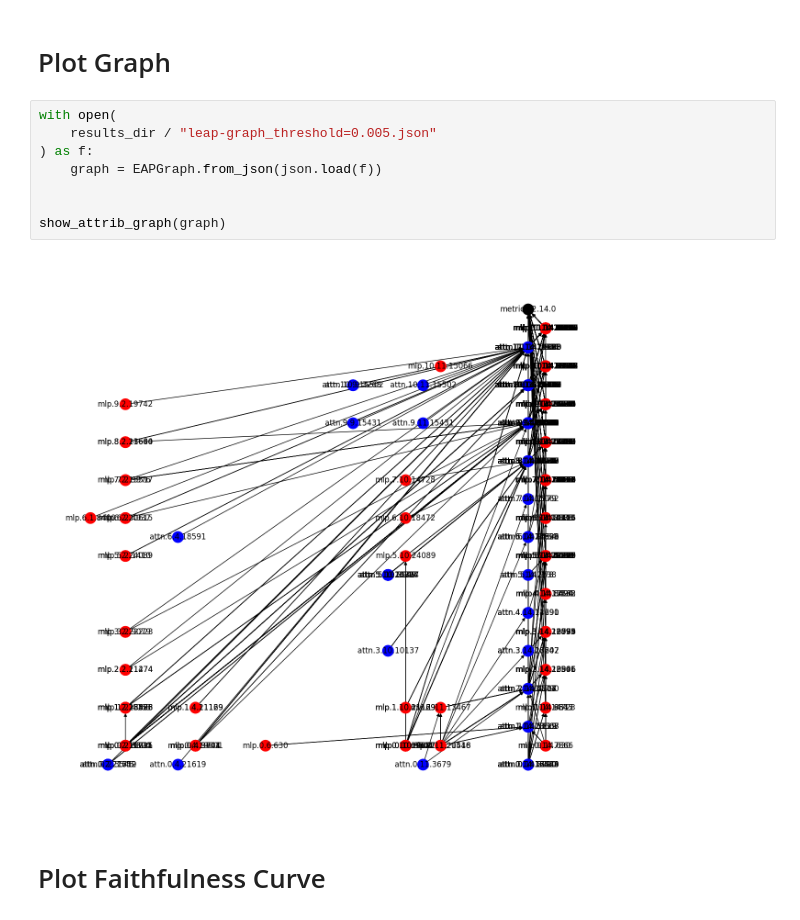
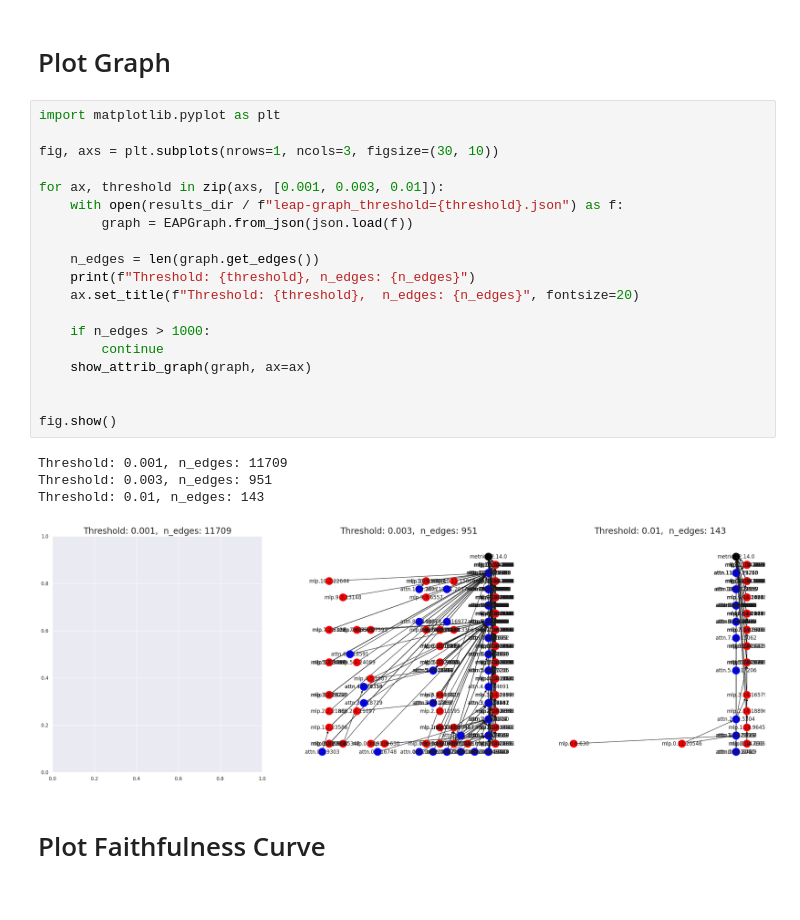
Before and after one commit to dtch1997/circuit-finder, a Jupyter notebook: circuit_finder/experiments/viz_leap_experiment_results.ipynb, the cells around one changed output. Drawn from its saved outputs; the diff is of its cells as text.

```diff
--- a/circuit_finder/experiments/viz_leap_experiment_results.ipynb
+++ b/circuit_finder/experiments/viz_leap_experiment_results.ipynb
@@ -43,15 +44,29 @@ df.head()
 # %% [markdown]
 # Plot Graph
-# %%
-with open(
-    results_dir / "leap-graph_threshold=0.005.json"
-) as f:
-    graph = EAPGraph.from_json(json.load(f))
-
-
-show_attrib_graph(graph)
-# %% [output]
-[figure, removed]
+# %%
+import matplotlib.pyplot as plt
+
+fig, axs = plt.subplots(nrows=1, ncols=3, figsize=(30, 10))
+
+for ax, threshold in zip(axs, [0.001, 0.003, 0.01]):
+    with open(results_dir / f"leap-graph_threshold={threshold}.json") as f:
+        graph = EAPGraph.from_json(json.load(f))
+
+    n_edges = len(graph.get_edges())
+    print(f"Threshold: {threshold}, n_edges: {n_edges}")
+    ax.set_title(f"Threshold: {threshold},  n_edges: {n_edges}", fontsize=20)
+
+    if n_edges > 1000:
+        continue
+    show_attrib_graph(graph, ax=ax)
+
+
+fig.show()
+# %% [output]
+Threshold: 0.001, n_edges: 11709
+Threshold: 0.003, n_edges: 951
+Threshold: 0.01, n_edges: 143
+[figure, added]
 # %% [markdown]
 # Plot Faithfulness Curve
 # %%
```
Also changed, not shown: parts of 4 cells of this notebook, 2 other files.
